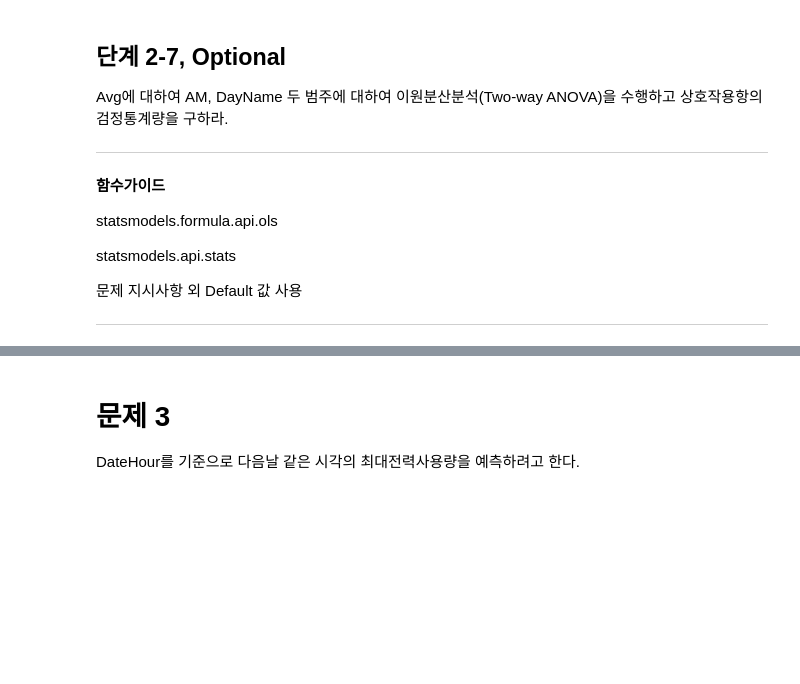
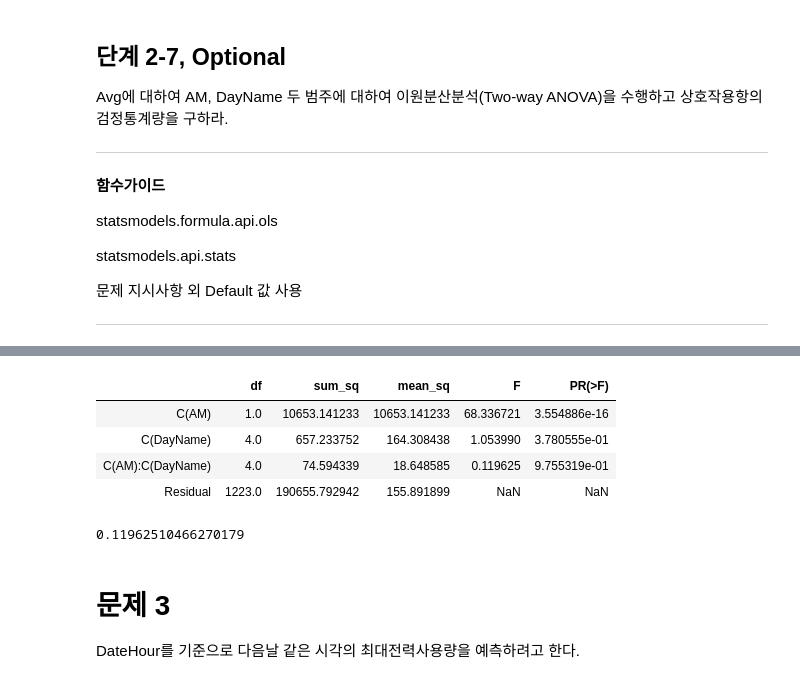
Before and after one commit to dowonjj/DS_lv3_2504_2, a Jupyter notebook: sec_ds_lv3_prob3_prob.ipynb, the cells around one changed output, grey strips where cells are left out. Saved outputs shown, nothing was run; the diff lists cells and outputs as text; code cells hidden in the pictures; blank space fills up the shorter version.

```diff
--- a/sec_ds_lv3_prob3_prob.ipynb
+++ b/sec_ds_lv3_prob3_prob.ipynb
@@ -1047,3 +1086,17 @@ statsmodels.api.stats
+# %%
+# Step2: 선형회귀모델의 결과를 바탕으로 분산분석 수행
+from statsmodels.api import stats
+df_anova = stats.anova_lm(lm)
+display(df_anova)
+# 교호항의 검정통계량
+df_anova.loc['C(AM):C(DayName)', 'F']
+# %% [output]
+|  | df | sum_sq | mean_sq | F | PR(>F) |
+| C(AM) | 1.0 | 10653.141233 | 10653.141233 | 68.336721 | 3.554886e-16 |
+| C(DayName) | 4.0 | 657.233752 | 164.308438 | 1.053990 | 3.780555e-01 |
+| C(AM):C(DayName) | 4.0 | 74.594339 | 18.648585 | 0.119625 | 9.755319e-01 |
+| Residual | 1223.0 | 190655.792942 | 155.891899 | NaN | NaN |
+0.11962510466270179
 # %% [markdown]
 # 문제 3
 
```
Also changed, not shown: parts of 90 cells of this notebook.
